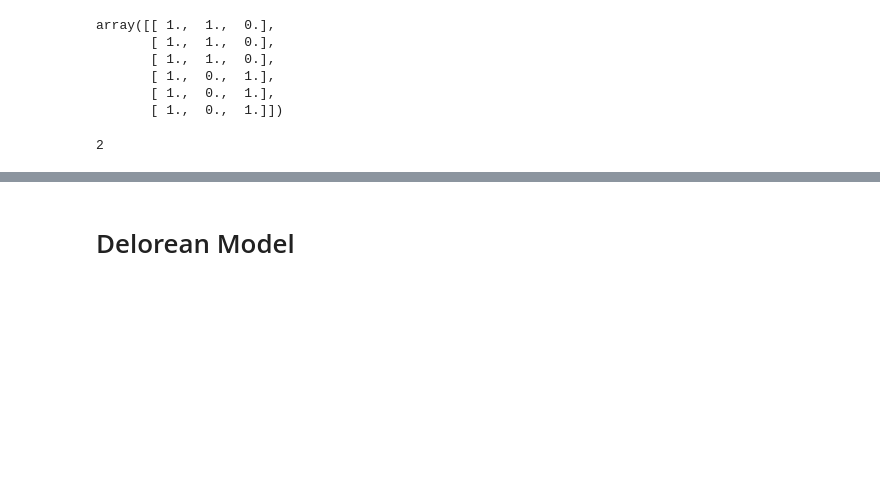
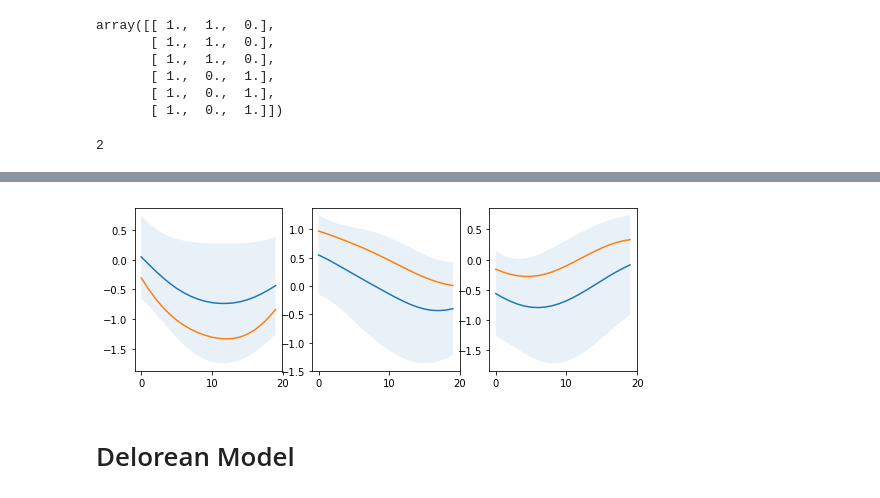
Before and after one commit to ptonner/gp-workshop, a Jupyter notebook: stan.ipynb, the cells around one changed output, grey strips where cells are left out. Cells and saved outputs as stored; diff of their text form; code cells hidden in the pictures; blank space fills up the shorter version.

```diff
--- a/stan.ipynb
+++ b/stan.ipynb
@@ -614,3 +624,12 @@ plt.plot(f22)
+# %%
+plt.figure(figsize=(9,3))
+
+for i,f in enumerate([f1, f21, f22]):
+    plt.subplot(1,dm.shape[1],i+1)
+    plotFunctionSamples(samp['f'][:,i])
+    plt.plot(f)
+# %% [output]
+[figure, added]
 # %% [markdown]
 # Delorean Model
 # %%
```
Also changed, not shown: parts of 2 cells of this notebook.
